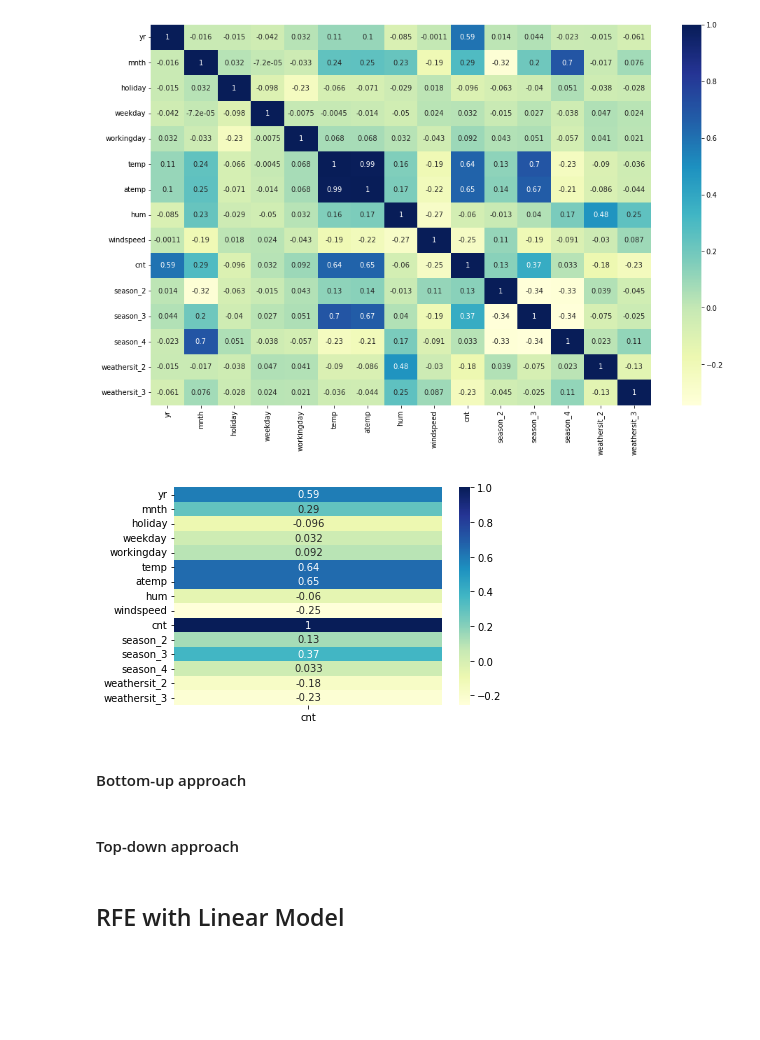
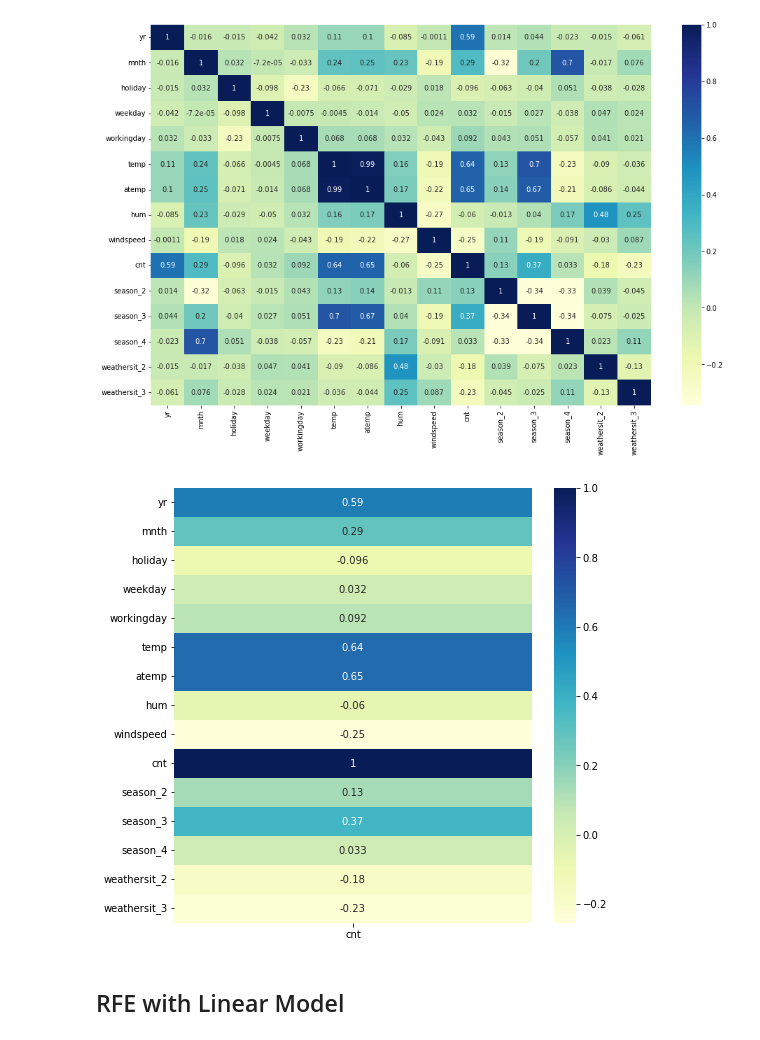
Before and after one commit to krishnajiraoh/upGrad_linear_regression_assignment, a Jupyter notebook: Assignment.ipynb, the cells around one changed output. Drawn from its saved outputs; the diff is of its cells as text; code cells hidden in the pictures; blank space fills up the shorter version.

```diff
--- a/Assignment.ipynb
+++ b/Assignment.ipynb
@@ -229,20 +231,16 @@ plt.show()
 # %% [output]
 [figure]
 # %%
-#plt.figure(figsize = (16, 10))
+plt.figure(figsize = (8, 8))
 sns.heatmap(df_train.corr()[['cnt']], annot = True, cmap="YlGnBu")
 plt.show()
 # %% [output]
-[figure, old version]
+[figure, new version]
 # %%
 # good correlation with atemp, temp, yr
 # %%
 y_train = df_train.pop('cnt')
 X_train = df_train
-# %% [markdown]
-#### Bottom-up approach
-# %% [markdown]
-#### Top-down approach
 # %% [markdown]
 ## RFE with Linear Model
 # %%
```
Also changed, not shown: parts of 24 cells of this notebook.
